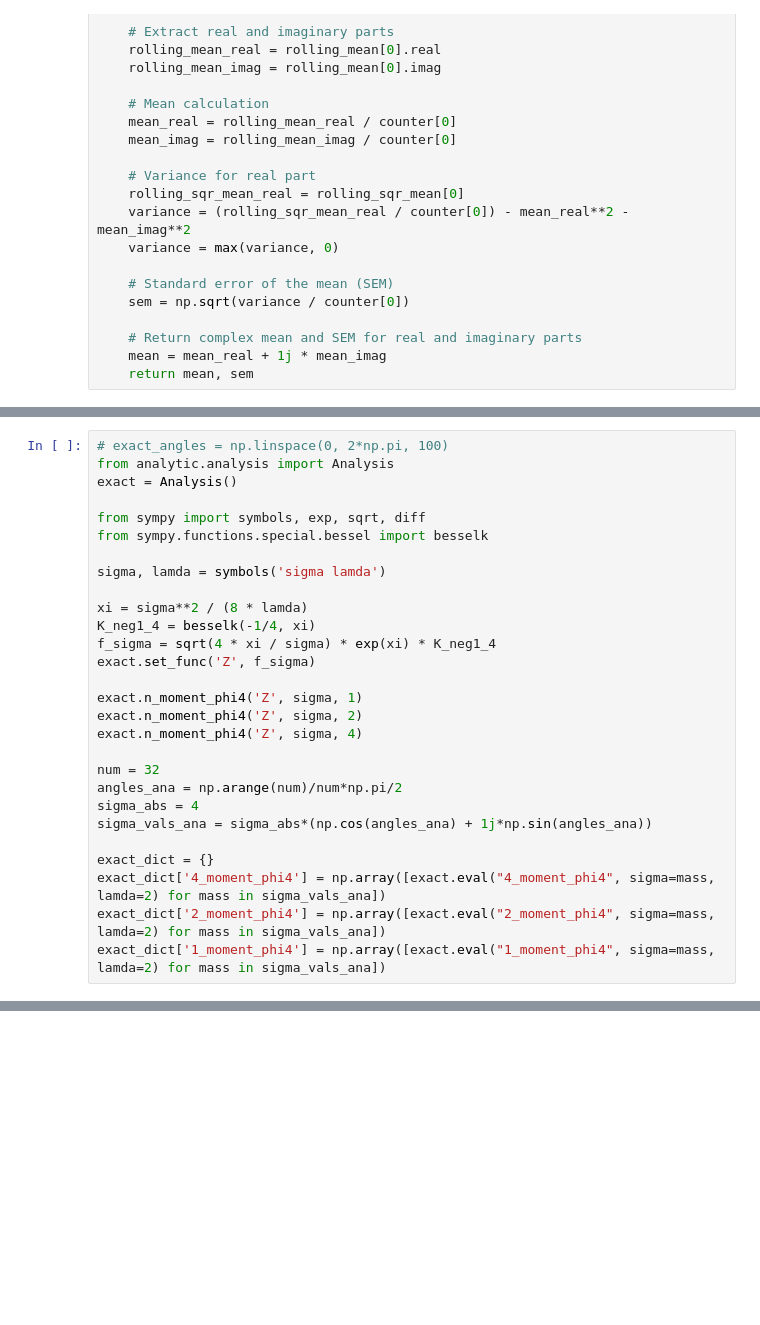
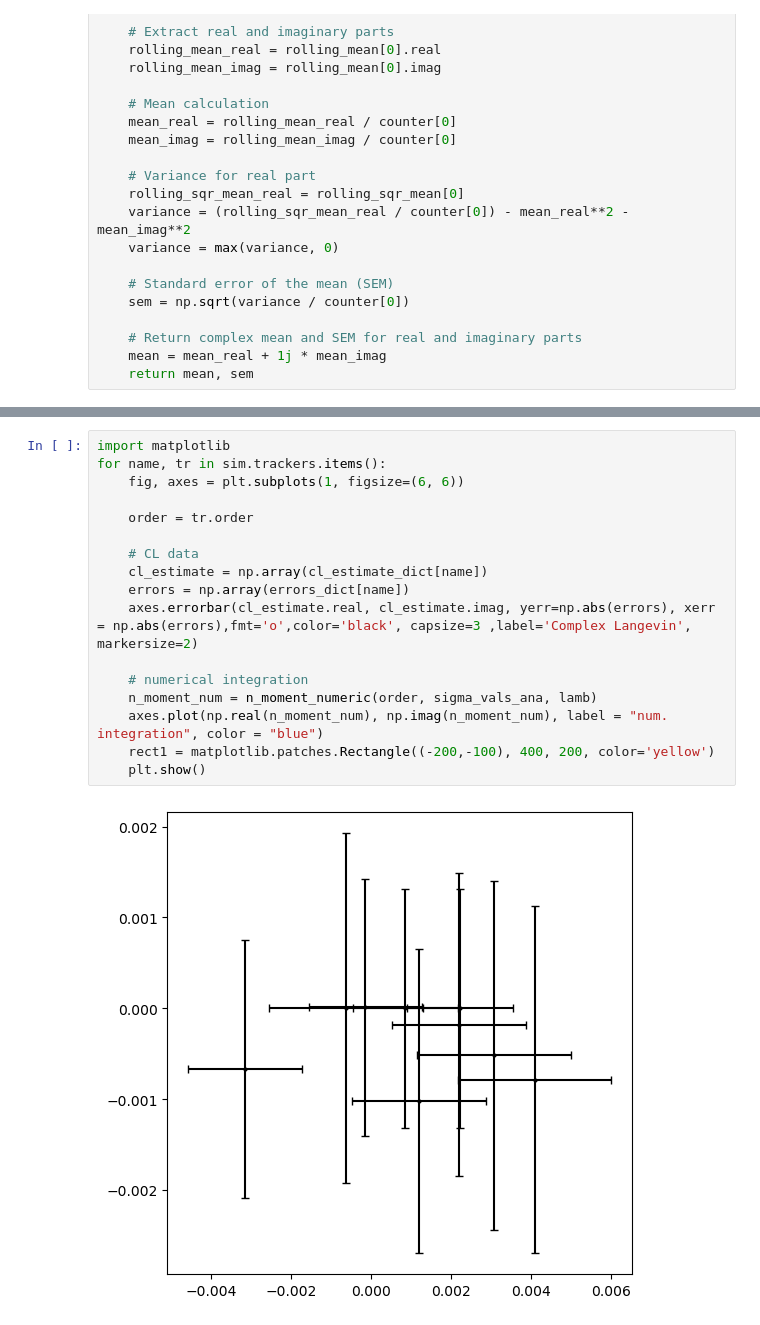
Before and after one commit to FabianHelmberger/Master_project, a Jupyter notebook: analytic/wrong_convergence.ipynb, the cells around one changed output, grey strips where cells are left out. Cells and saved outputs as stored; diff of their text form; blank space fills up the shorter version.

```diff
--- a/analytic/wrong_convergence.ipynb
+++ b/analytic/wrong_convergence.ipynb
@@ -142,28 +177,0 @@ KeyboardInterrupt:
-# %%
-# exact_angles = np.linspace(0, 2*np.pi, 100)
-from analytic.analysis import Analysis
-exact = Analysis()
-
-from sympy import symbols, exp, sqrt, diff
-from sympy.functions.special.bessel import besselk
-
-sigma, lamda = symbols('sigma lamda')
-
-xi = sigma**2 / (8 * lamda)
-K_neg1_4 = besselk(-1/4, xi)
-f_sigma = sqrt(4 * xi / sigma) * exp(xi) * K_neg1_4
-exact.set_func('Z', f_sigma)
-
-exact.n_moment_phi4('Z', sigma, 1)
-exact.n_moment_phi4('Z', sigma, 2)
-exact.n_moment_phi4('Z', sigma, 4)
-
-num = 32
-angles_ana = np.arange(num)/num*np.pi/2
-sigma_abs = 4
-sigma_vals_ana = sigma_abs*(np.cos(angles_ana) + 1j*np.sin(angles_ana))
-
-exact_dict = {}
-exact_dict['4_moment_phi4'] = np.array([exact.eval("4_moment_phi4", sigma=mass, lamda=2) for mass in sigma_vals_ana])
-exact_dict['2_moment_phi4'] = np.array([exact.eval("2_moment_phi4", sigma=mass, lamda=2) for mass in sigma_vals_ana])
-exact_dict['1_moment_phi4'] = np.array([exact.eval("1_moment_phi4", sigma=mass, lamda=2) for mass in sigma_vals_ana])
@@ -169,0 +258,19 @@ exact_dict['1_moment_phi4'] = np.array([exact.eval("1_moment_phi4", sigma=mass,
+# %%
+import matplotlib
+for name, tr in sim.trackers.items():
+    fig, axes = plt.subplots(1, figsize=(6, 6))
+
+    order = tr.order
+
+    # CL data
+    cl_estimate = np.array(cl_estimate_dict[name])
+    errors = np.array(errors_dict[name])
+    axes.errorbar(cl_estimate.real, cl_estimate.imag, yerr=np.abs(errors), xerr = np.abs(errors),fmt='o',color='black', capsize=3 ,label='Complex Langevin', markersize=2)
+
+    # numerical integration
+    n_moment_num = n_moment_numeric(order, sigma_vals_ana, lamb)
+    axes.plot(np.real(n_moment_num), np.imag(n_moment_num), label = "num. integration", color = "blue")
+    rect1 = matplotlib.patches.Rectangle((-200,-100), 400, 200, color='yellow')
+    plt.show()
+# %% [output]
+[figure, added]
```
Also changed, not shown: parts of 18 cells of this notebook.
